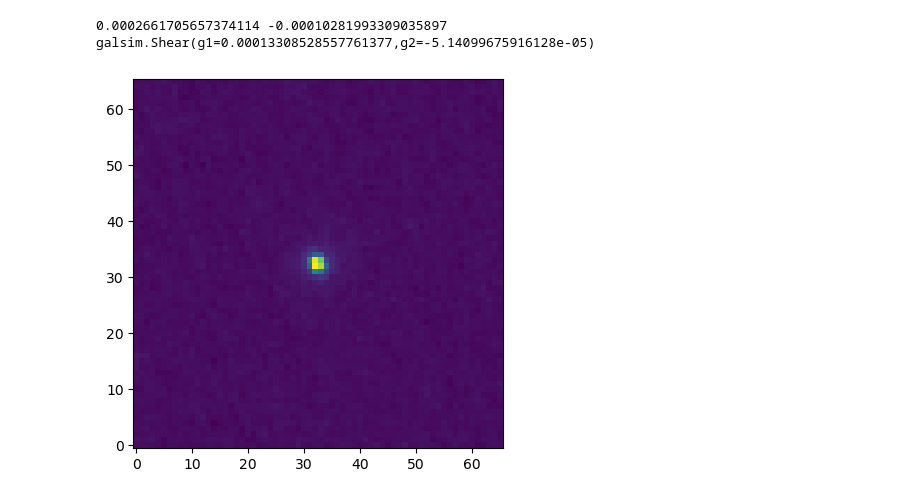
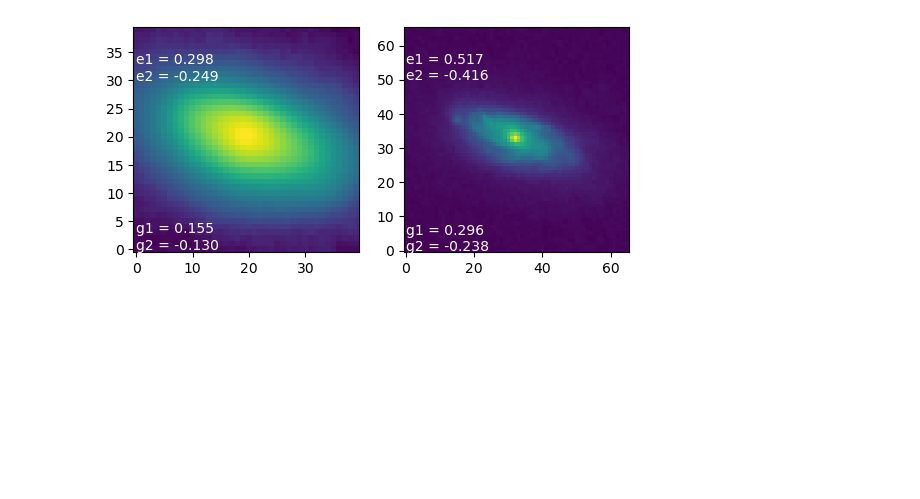
Before and after one commit to xoubish/superNISP, a Jupyter notebook: code/galsim_size.ipynb, the cells around one changed output. Cells and saved outputs as stored; diff of their text form; code cells hidden in the pictures; blank space fills up the shorter version.

Commit message:
galsim size on plot

```diff
--- a/code/galsim_size.ipynb
+++ b/code/galsim_size.ipynb
@@ -51,12 +28,28 @@ print(results.observed_e1,results.observed_e2,results.observed_shape)
 # %%
-with h5py.File('../Dropbox/superNISP/data/Nircam_train.hdf5', 'r', swmr=True) as lr_hdf5:
-    lr_image = lr_hdf5["train_img"][np.random.randint(1000), ...]
+randind = np.random.randint(1000)
+with h5py.File('../data/Nircam_train_cosmos.hdf5', 'r', swmr=True) as hr_hdf5:
+    hr_image = hr_hdf5["train_img"][randind, ...]
+
+with h5py.File('../data/Nisp_train_cosmos.hdf5', 'r', swmr=True) as lr_hdf5:
+    lr_image = lr_hdf5["train_img"][randind, ...]
+
+real_image = galsim.ImageF(40,40)
+real_image.array = lr_image[0,:,:]
+plt.subplot(1,2,1)
+plt.imshow(real_image.array,origin='lower')
+results = real_image.FindAdaptiveMom()
+plt.text(0,30,"e1 = %.3f\ne2 = %.3f"%(results.observed_e1,results.observed_e2),color='white')
+plt.text(0,0, "g1 = %.3f\ng2 = %.3f"%(results.observed_shape.g1,results.observed_shape.g2),color='white')
+
 
 real_image = galsim.ImageF(66,66)
-real_image.array = lr_image[0,:,:]
+real_image.array = hr_image[0,:,:]
+plt.subplot(1,2,2)
 plt.imshow(real_image.array,origin='lower')
 results = real_image.FindAdaptiveMom()
-print(results.observed_e1,results.observed_e2,results.observed_shape)
+plt.text(0,50,"e1 = %.3f\ne2 = %.3f"%(results.observed_e1,results.observed_e2),color='white')
+plt.text(0,0, "g1 = %.3f\ng2 = %.3f"%(results.observed_shape.g1,results.observed_shape.g2),color='white')
+
+plt.show()
 # %% [output]
-0.0002661705657374114 -0.00010281993309035897 galsim.Shear(g1=0.00013308528557761377,g2=-5.14099675916128e-05)
-[figure, old version]
+[figure, new version]
```
Also changed, not shown: parts of 2 cells of this notebook.
